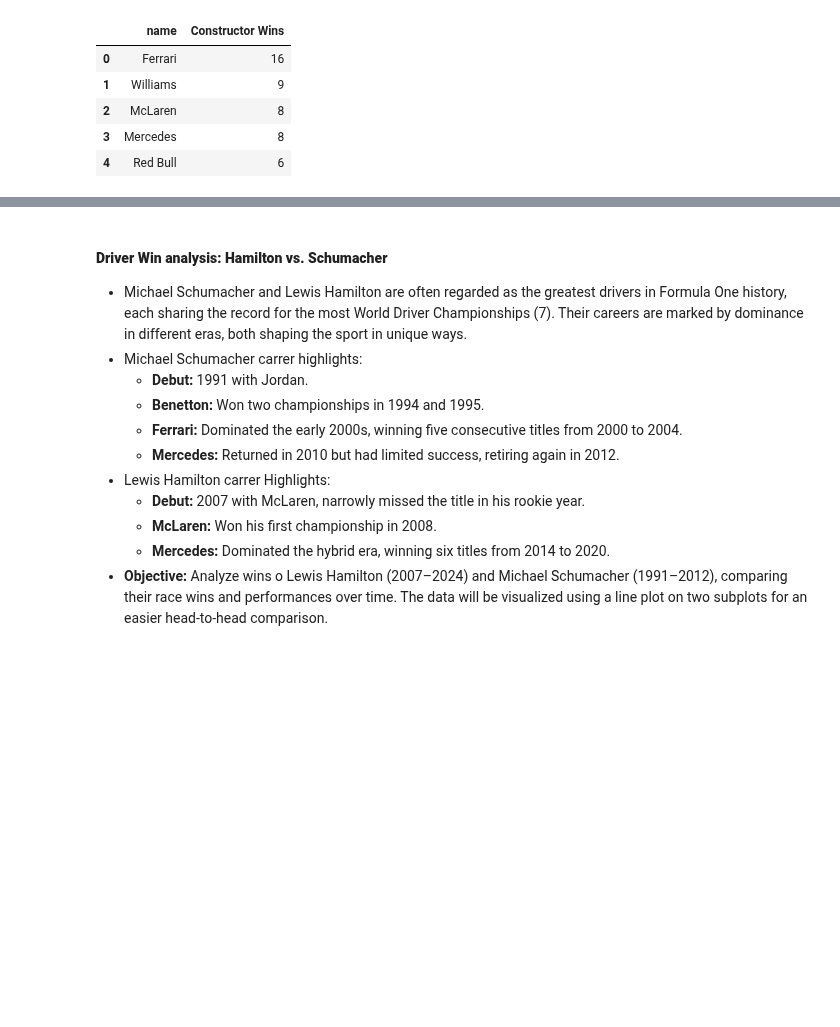
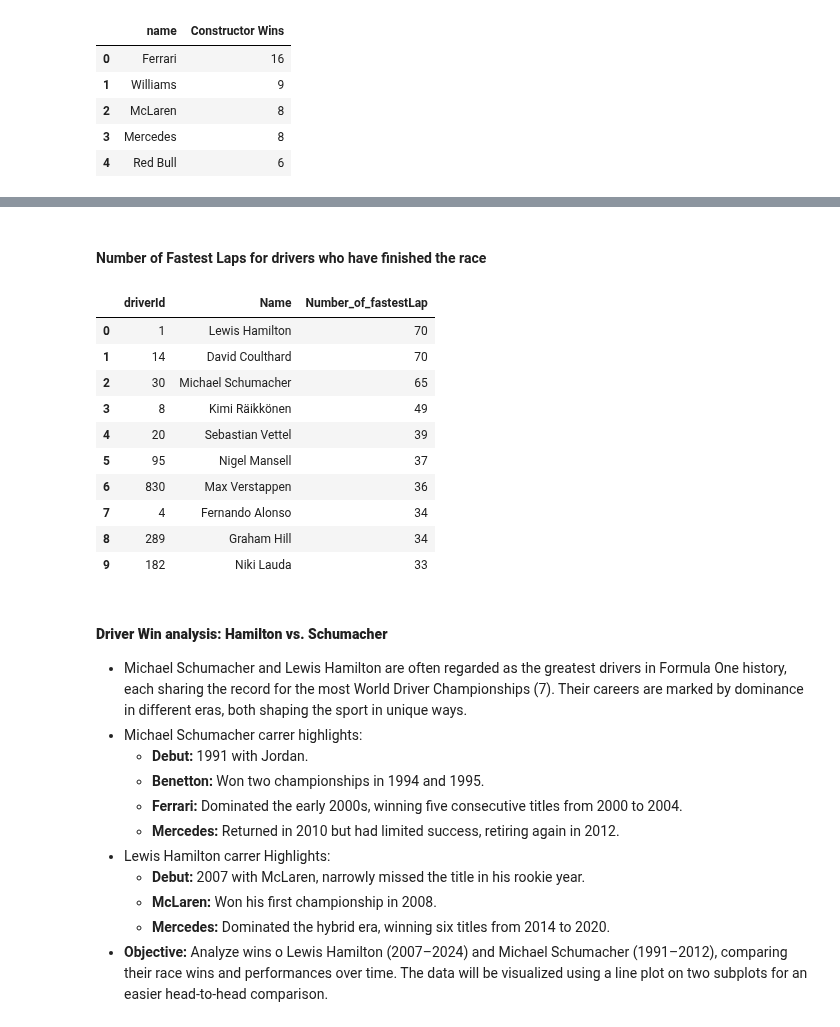
Before and after one commit to sagarverma29/F1-World-Championship-Analysis, a Jupyter notebook: Formula 1 EDA.ipynb, the cells around one changed output, grey strips where cells are left out. Saved outputs shown, nothing was run; the diff lists cells and outputs as text; code cells hidden in the pictures; blank space fills up the shorter version.

```diff
--- a/Formula 1 EDA.ipynb
+++ b/Formula 1 EDA.ipynb
@@ -574 +564,3 @@ fig.show()
+# %% [markdown]
+#### Number of Fastest Laps for drivers who have finished the race
 # %%
@@ -612,0 +595,14 @@ fig.show()
+# %%
+Fastest_lap.head(10)
+# %% [output]
+|  | driverId | Name | Number_of_fastestLap |
+| 0 | 1 | Lewis Hamilton | 70 |
+| 1 | 14 | David Coulthard | 70 |
+| 2 | 30 | Michael Schumacher | 65 |
+| 3 | 8 | Kimi Räikkönen | 49 |
+| 4 | 20 | Sebastian Vettel | 39 |
+| 5 | 95 | Nigel Mansell | 37 |
+| 6 | 830 | Max Verstappen | 36 |
+| 7 | 4 | Fernando Alonso | 34 |
+| 8 | 289 | Graham Hill | 34 |
+| 9 | 182 | Niki Lauda | 33 |
```
Also changed, not shown: parts of 7 cells of this notebook.
